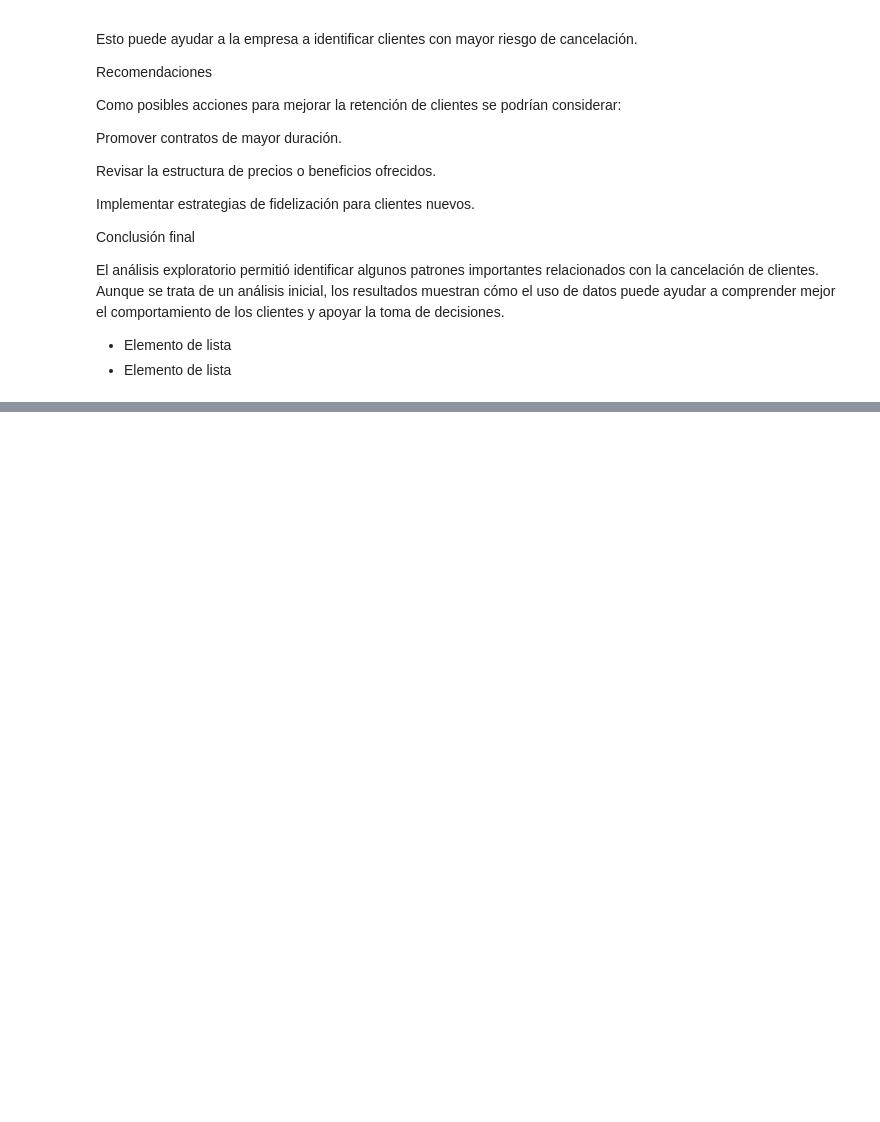
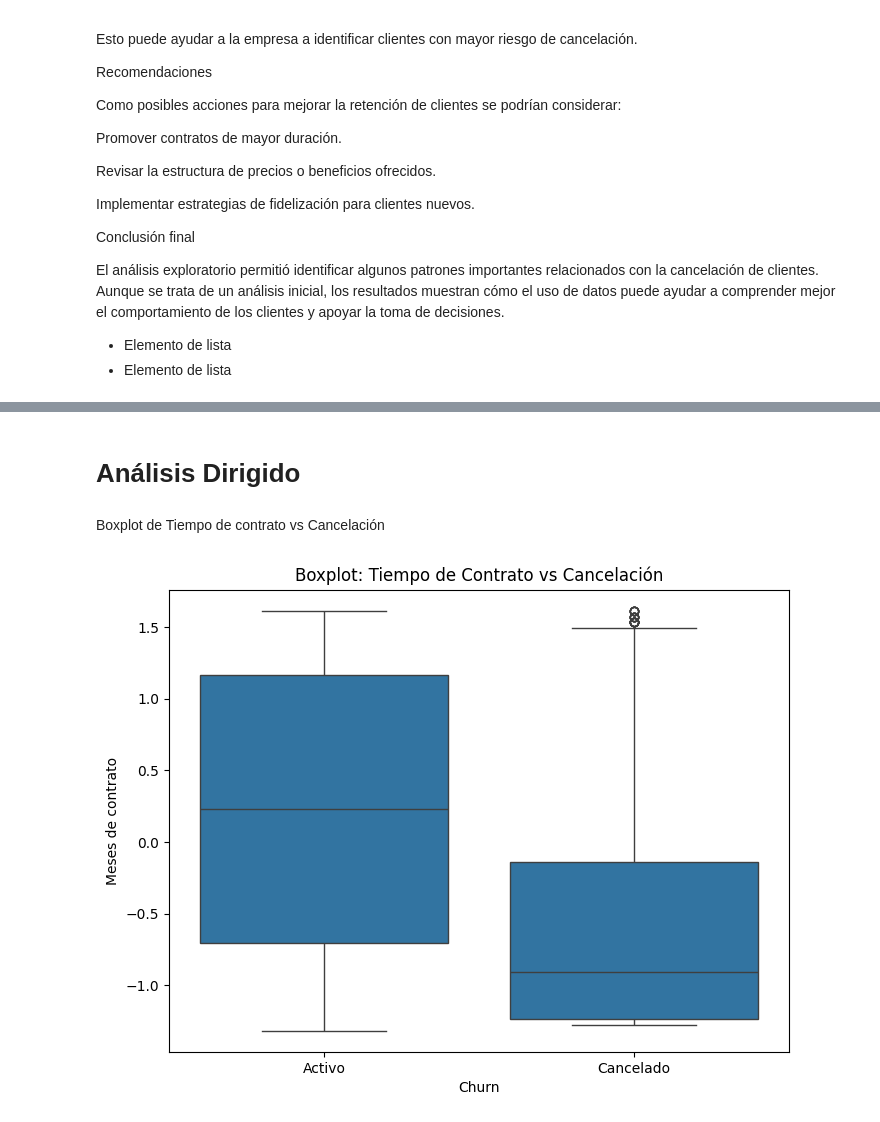
Before and after one commit to deyvmc/TelecomX-2, a Jupyter notebook: TelecomX_LATAM.ipynb, the cells around one changed output, grey strips where cells are left out. Cells and saved outputs as stored; diff of their text form; code cells hidden in the pictures; blank space fills up the shorter version.

```diff
--- a/TelecomX_LATAM.ipynb
+++ b/TelecomX_LATAM.ipynb
@@ -154,0 +398,13 @@ El análisis exploratorio permitió identificar algunos patrones importantes rel
+# %% [markdown]
+# Análisis Dirigido
+# %% [markdown]
+Boxplot de Tiempo de contrato vs Cancelación
+# %%
+plt.figure(figsize=(8,6))
+sns.boxplot(x='Churn', y='tenure', data=df_encoded)
+plt.xticks([0,1], ['Activo', 'Cancelado'])
+plt.title("Boxplot: Tiempo de Contrato vs Cancelación")
+plt.ylabel("Meses de contrato")
+plt.show()
+# %% [output]
+[figure, added]
```
Also changed, not shown: parts of 40 cells of this notebook.
